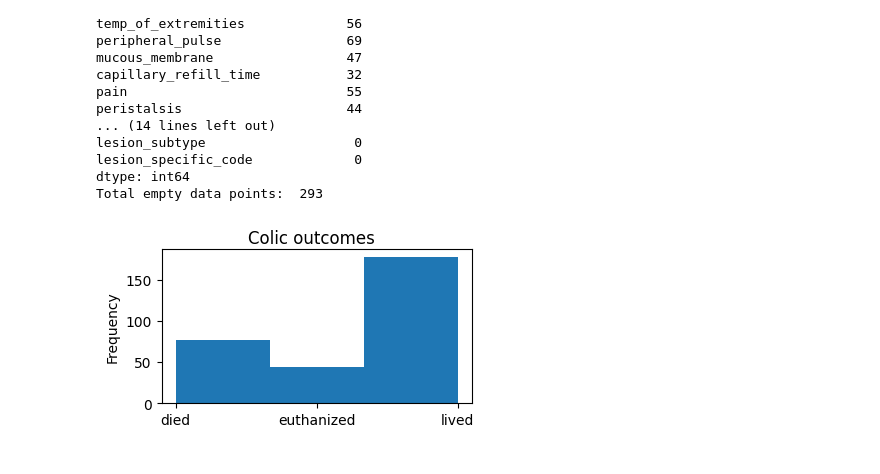
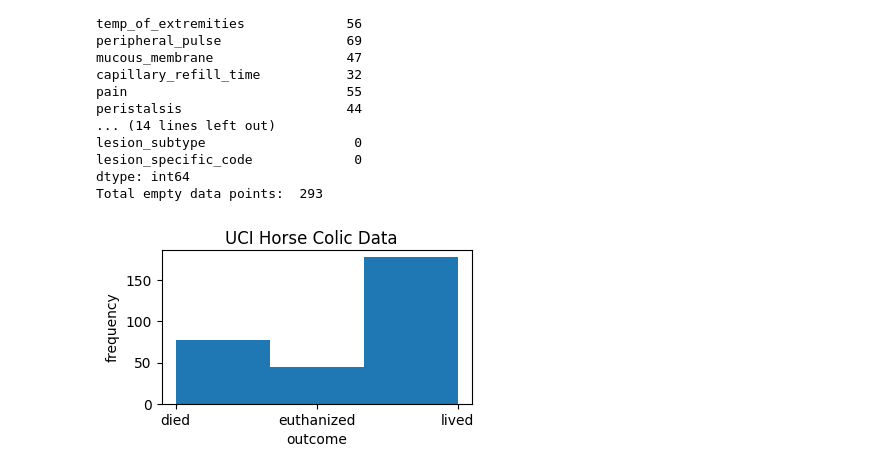
Before and after one commit to csharp14/horse-colic-project, a Jupyter notebook: ColicAnalysis.ipynb, the cells around one changed output. Cells and saved outputs as stored; diff of their text form; code cells hidden in the pictures.

```diff
--- a/ColicAnalysis.ipynb
+++ b/ColicAnalysis.ipynb
@@ -12,9 +12,7 @@ data_headers = ['had_surgery','age','hospital_number','rectal_temp','pulse',
     'lesion_specific_code','cp_data']
 
 # Load the dataset
-data = pd.read_csv('data/horse-colic.data.csv',sep=' ',names=data_headers)
+data = pd.read_csv('uci-horse-colic-data/horse-colic.data.csv',sep=' ',names=data_headers)
 
 # The cp_data column contains no data, can delete this.
 data = data.drop('cp_data',axis=1)
-
-print(data.head())
@@ -96,23 +76,25 @@ Total empty data points:  293
 # %%
 import pandas as pd
 import matplotlib.pyplot as plt
 
 # Get the label column
-label = data['outcome']
+label_column = 'outcome'
+label = data[label_column]
 
 # Create a figure for 2 subplots (2 rows, 1 col)
 fig, ax = plt.subplots(1,1,figsize = (4,2))
 
 # Plot a histogram of the label
 ax.hist(label,bins=3)
-ax.set_ylabel('Frequency')
+ax.set_ylabel('frequency')
+ax.set_xlabel(label_column)
 ax.set_xticks([0,1,2])
 ax.set_xticklabels(['died','euthanized','lived'])
 
 # Add title
-fig.suptitle('Colic outcomes')
+fig.suptitle('UCI Horse Colic Data')
 
 # Show the figure
 plt.show()
 # %% [output]
-[figure, old version]
+[figure, new version]
```
Also changed, not shown: parts of 3 cells of this notebook.
